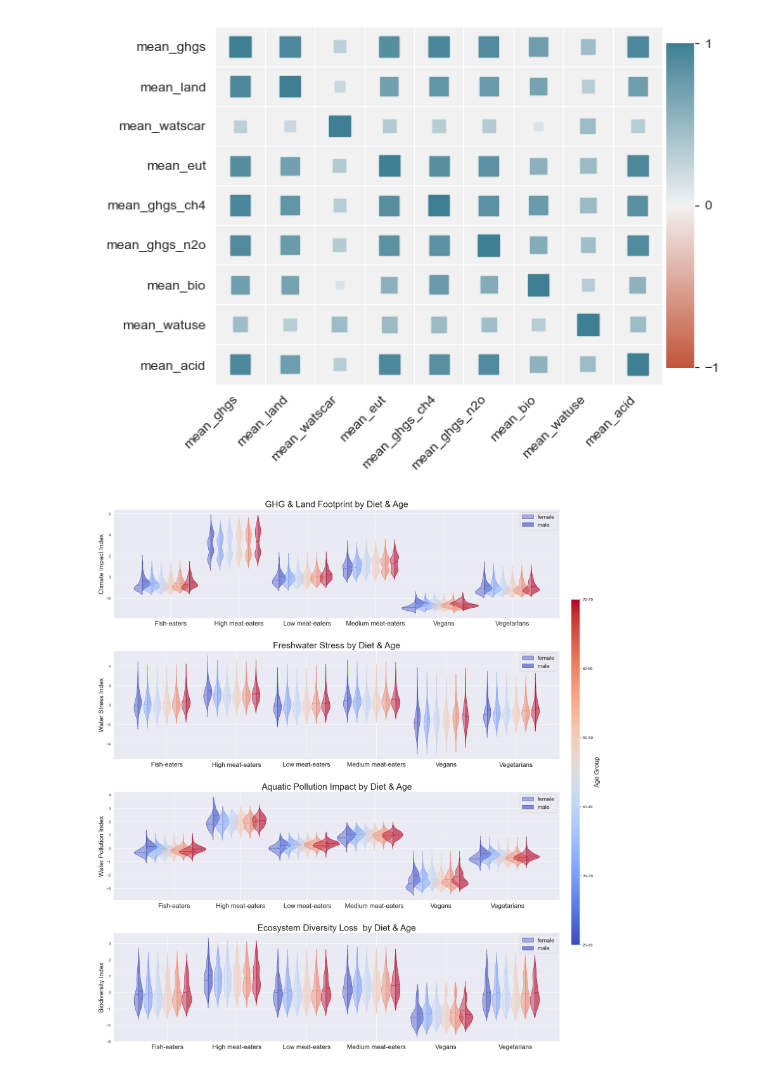
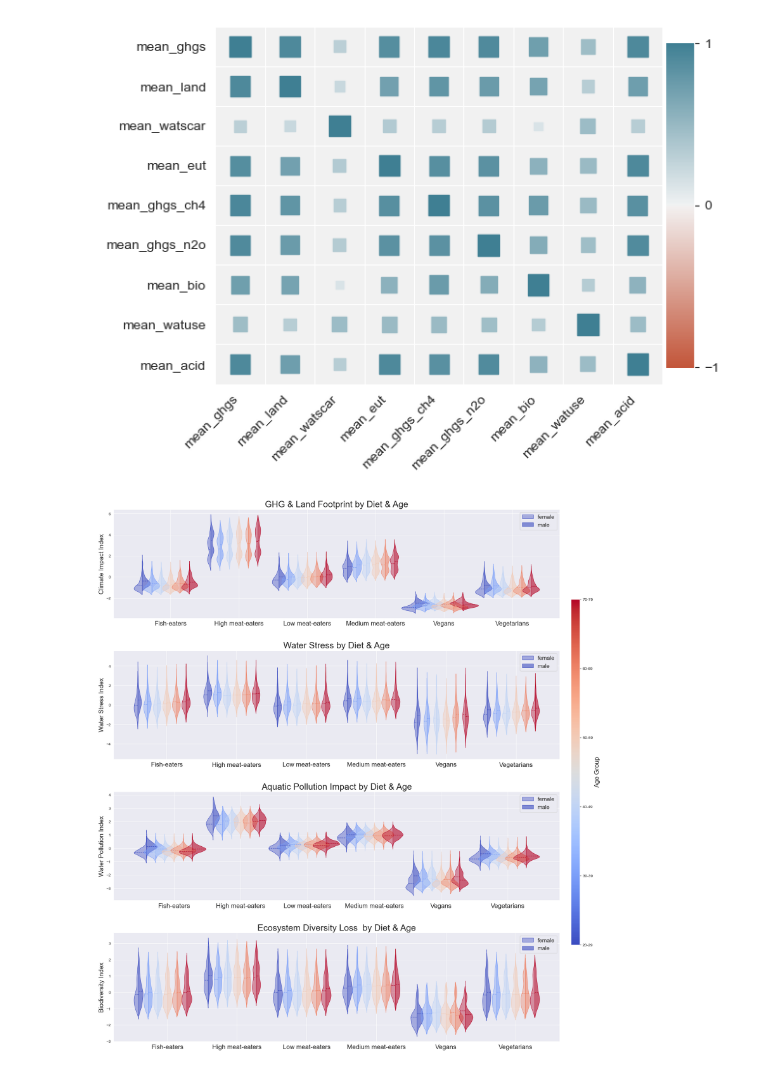
Before and after one commit to 3ch0v0/DataVisualization, a Jupyter notebook: DataVisualization/DataVisualizationRMcw2.ipynb, the cells around one changed output. Saved outputs shown, nothing was run; the diff lists cells and outputs as text; code cells hidden in the pictures.

```diff
--- a/DataVisualization/DataVisualizationRMcw2.ipynb
+++ b/DataVisualization/DataVisualizationRMcw2.ipynb
@@ -144,7 +144,7 @@ simplified_metrics = ['climate_impact_index', 'water_stress_index', 'water_pollu
 
 subplot_labels = {
     "climate_impact_index": "GHG & Land Footprint",
-    "water_stress_index": "Freshwater Stress",
+    "water_stress_index": "Water Stress",
     "water_pollution_index": "Aquatic Pollution Impact",
     "biodiversity_index": "Ecosystem Diversity Loss "
 }
@@ -205,31 +205,31 @@ for idx, metric in enumerate(simplified_metrics):
                                  facecolor=male_color,
                                  linewidth=0.8, edgecolor=edge_color,
                                  label='male' if d_idx == 0 and a_idx == 0 else "")
                 mean_m = males.mean()
                 ax.hlines(mean_m, x, x + kde_m(mean_m) * width_scale,
                           colors=edge_color, linewidth=1, linestyles='--', zorder=5)
 
         x_ticks.append(group_center)
         x_labels.append(diet)
 
     ax.set_xticks(x_ticks)
     ax.set_xticklabels(x_labels,  ha='center', fontsize=16)
     # ax.set_title(f"{metric.replace('_', ' ').title()} by Diet & Age", fontsize=22)
     ax.set_title(f"{subplot_labels[metric]} by Diet & Age", fontsize=22)
     ax.set_xlabel(" ")
     ax.set_ylabel(metric.replace('_', ' ').title(), fontsize=16)
     ax.legend(loc="upper right", fontsize=14)
 
 # Color Bar
 cbar_ax = fig.add_axes([0.92, 0.25, 0.015, 0.5])
 sm = ScalarMappable(cmap=cmap, norm=norm)
 sm.set_array([])
 cbar = fig.colorbar(sm, cax=cbar_ax)
 cbar.set_label('Age Group', fontsize=16)
 cbar.set_ticks(np.arange(len(age_order)))
 cbar.set_ticklabels(age_order)
 
 plt.subplots_adjust(right=0.9)
 plt.show()
 # %% [output]
-[figure, old version]
+[figure, new version]
```
Also changed, not shown: 1 other file.
